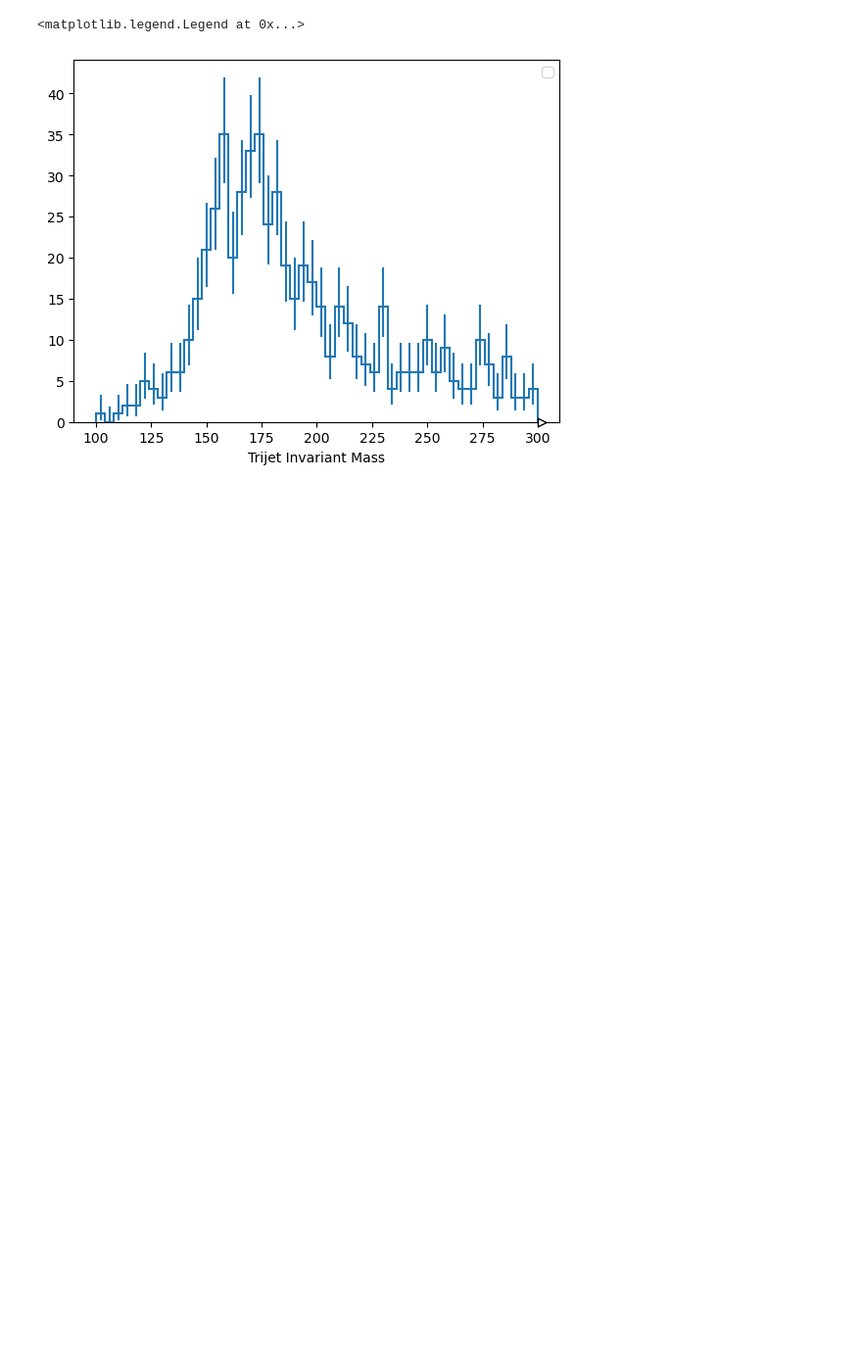
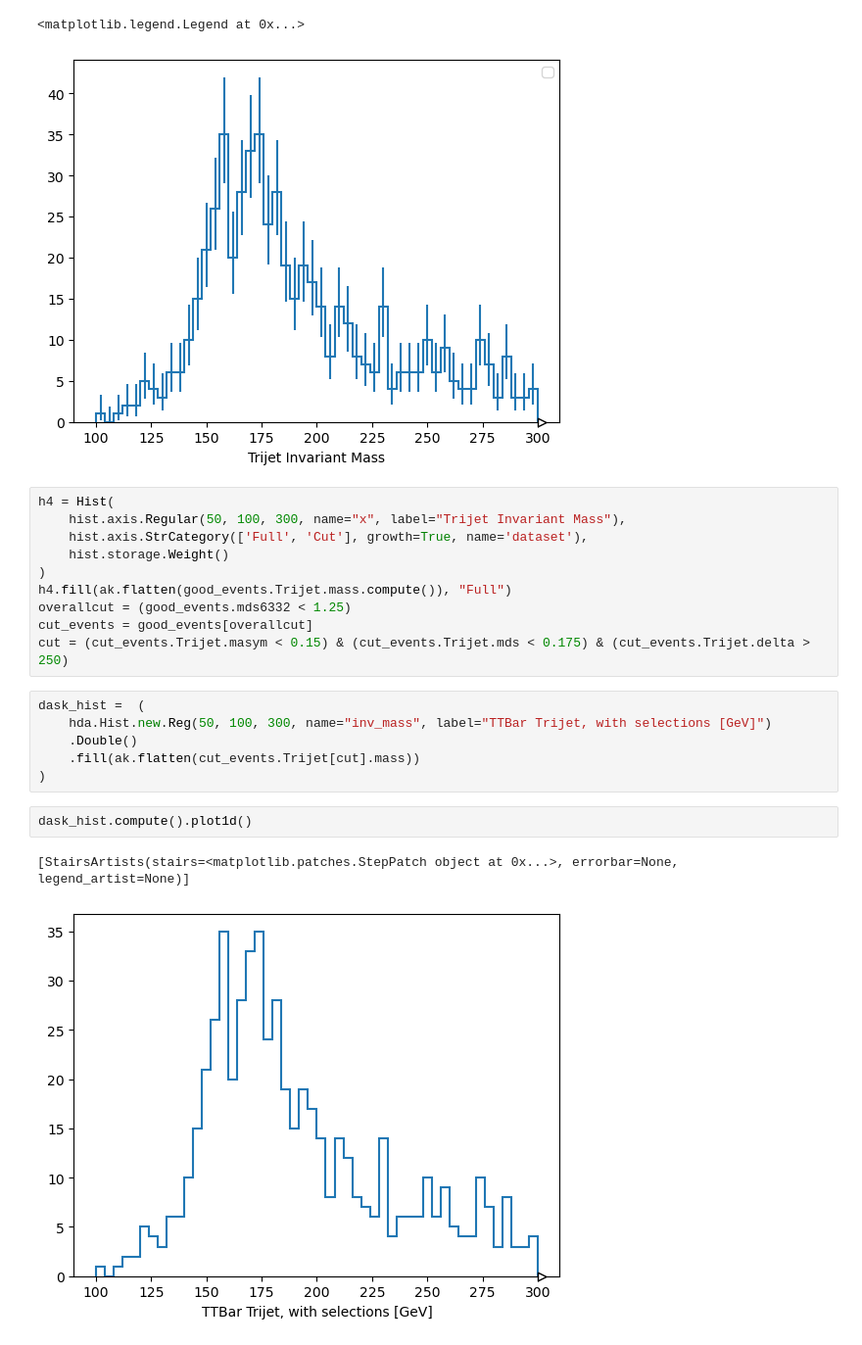
Before and after one commit to akanugan/MultiJets, a Jupyter notebook: run3_ntuplizer.ipynb, the cells around one changed output. Shown at 98% size. Cells and saved outputs as stored; diff of their text form; blank space fills up the shorter version.

Commit message:
Able to see a top peak in TTbar samples, submitting the dask jobs to the LPC Condor cluster.

```diff
--- a/run3_ntuplizer.ipynb
+++ b/run3_ntuplizer.ipynb
@@ -210,3 +209,24 @@ plt.legend()
 No artists with labels found to put in legend.  Note that artists whose label start with an underscore are ignored when legend() is called with no argument.
 <matplotlib.legend.Legend at 0x...>
 [figure]
+# %%
+h4 = Hist(
+    hist.axis.Regular(50, 100, 300, name="x", label="Trijet Invariant Mass"),
+    hist.axis.StrCategory(['Full', 'Cut'], growth=True, name='dataset'),
+    hist.storage.Weight()
+)
+h4.fill(ak.flatten(good_events.Trijet.mass.compute()), "Full")
+overallcut = (good_events.mds6332 < 1.25)
+cut_events = good_events[overallcut]
+cut = (cut_events.Trijet.masym < 0.15) & (cut_events.Trijet.mds < 0.175) & (cut_events.Trijet.delta > 250)
+# %%
+dask_hist =  (
+    hda.Hist.new.Reg(50, 100, 300, name="inv_mass", label="TTBar Trijet, with selections [GeV]")
+    .Double()
+    .fill(ak.flatten(cut_events.Trijet[cut].mass))
+)
+# %%
+dask_hist.compute().plot1d()
+# %% [output]
+[StairsArtists(stairs=<matplotlib.patches.StepPatch object at 0x...>, errorbar=None, legend_artist=None)]
+[figure, added]
```
Also changed, not shown: parts of 3 cells of this notebook, 1 other file.
